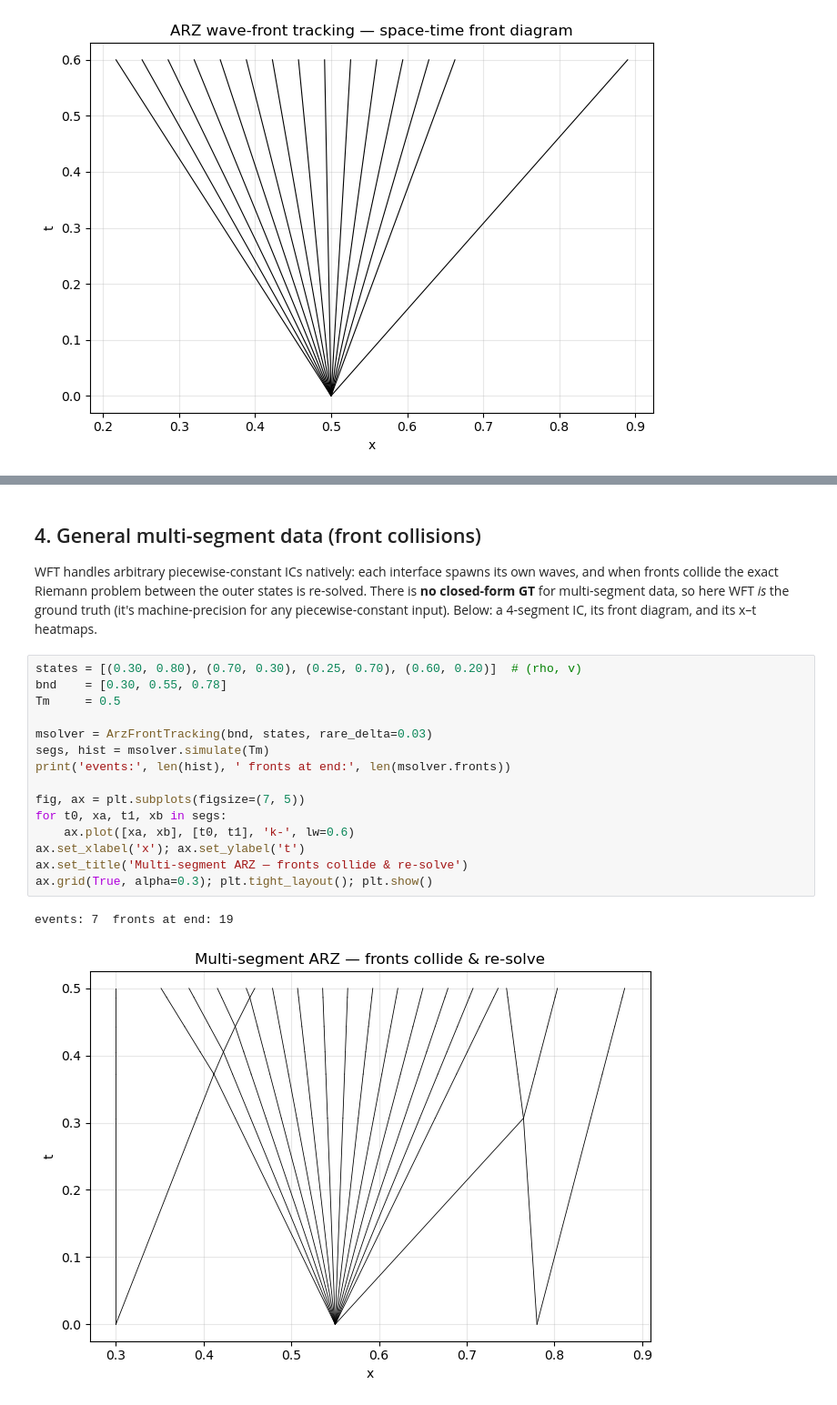
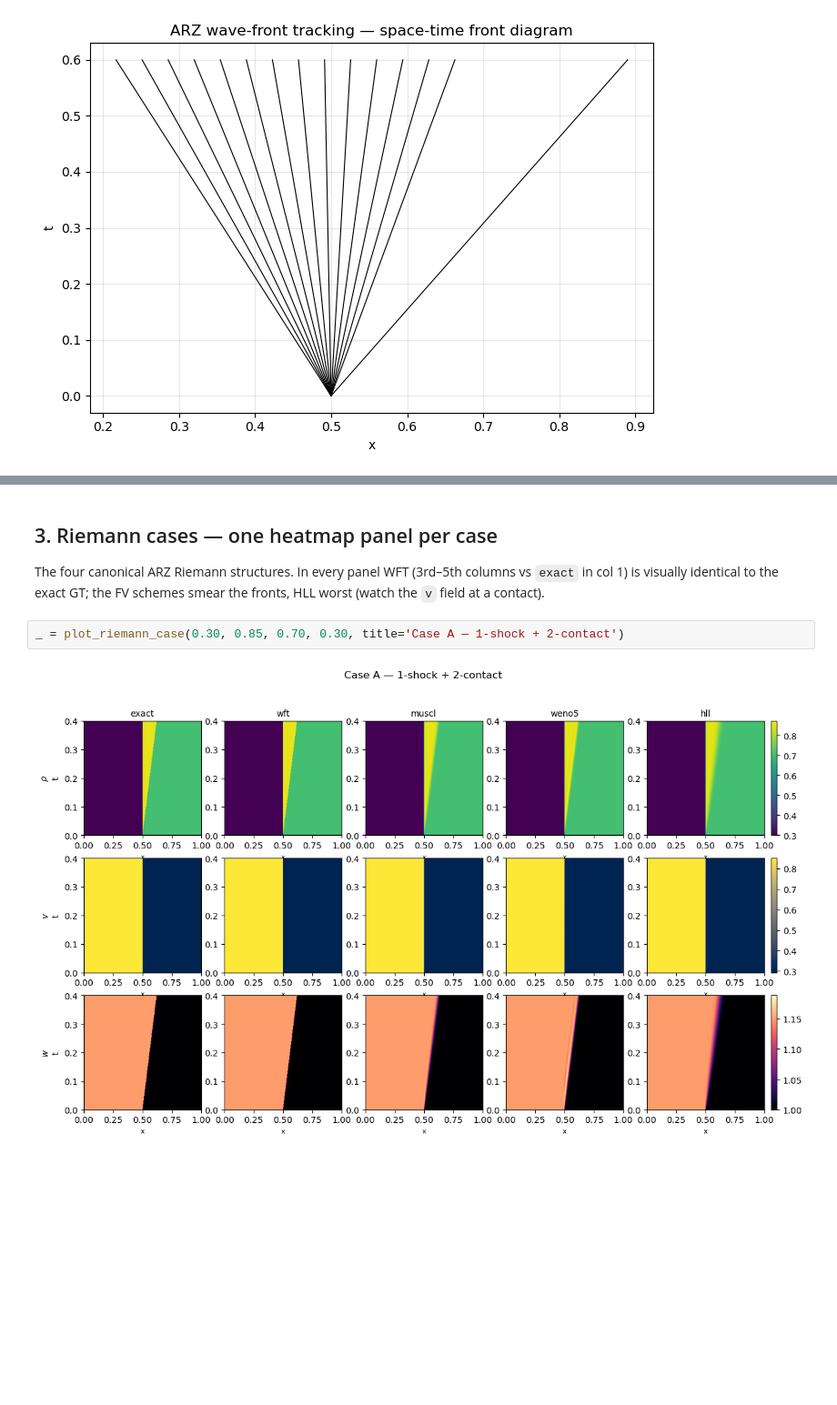
Before and after one commit to D-2n/DL-for-HPDE, a Jupyter notebook: notebooks/ARZ-WFT-algorithm.ipynb, the cells around one changed output, grey strips where cells are left out. Shown at 91% size. Drawn from its saved outputs; the diff is of its cells as text; blank space fills up the shorter version.

Commit message:
wft heatmap plots

```diff
--- a/notebooks/ARZ-WFT-algorithm.ipynb
+++ b/notebooks/ARZ-WFT-algorithm.ipynb
@@ -176,28 +278,11 @@ plt.tight_layout(); plt.show()
 # %% [markdown]
-## 4. General multi-segment data (front collisions)
+## 3. Riemann cases — one heatmap panel per case
 
-WFT handles arbitrary piecewise-constant ICs natively: each interface spawns
-its own waves, and when fronts collide the exact Riemann problem between the
-outer states is re-solved. There is **no closed-form GT** for multi-segment
-data, so here WFT *is* the ground truth (it's machine-precision for any
-piecewise-constant input). Below: a 4-segment IC, its front diagram, and its
-x–t heatmaps.
+The four canonical ARZ Riemann structures. In every panel WFT (3rd–5th columns
+vs `exact` in col 1) is visually identical to the exact GT; the FV schemes
+smear the fronts, HLL worst (watch the `v` field at a contact).
 # %%
-states = [(0.30, 0.80), (0.70, 0.30), (0.25, 0.70), (0.60, 0.20)]  # (rho, v)
-bnd    = [0.30, 0.55, 0.78]
-Tm     = 0.5
-
-msolver = ArzFrontTracking(bnd, states, rare_delta=0.03)
-segs, hist = msolver.simulate(Tm)
-print('events:', len(hist), ' fronts at end:', len(msolver.fronts))
-
-fig, ax = plt.subplots(figsize=(7, 5))
-for t0, xa, t1, xb in segs:
-    ax.plot([xa, xb], [t0, t1], 'k-', lw=0.6)
-ax.set_xlabel('x'); ax.set_ylabel('t')
-ax.set_title('Multi-segment ARZ — fronts collide & re-solve')
-ax.grid(True, alpha=0.3); plt.tight_layout(); plt.show()
+_ = plot_riemann_case(0.30, 0.85, 0.70, 0.30, title='Case A — 1-shock + 2-contact')
 # %% [output]
-events: 7  fronts at end: 19
-[figure, old version]
+[figure, new version]
 # %%
```
Also changed, not shown: parts of 18 cells of this notebook.
